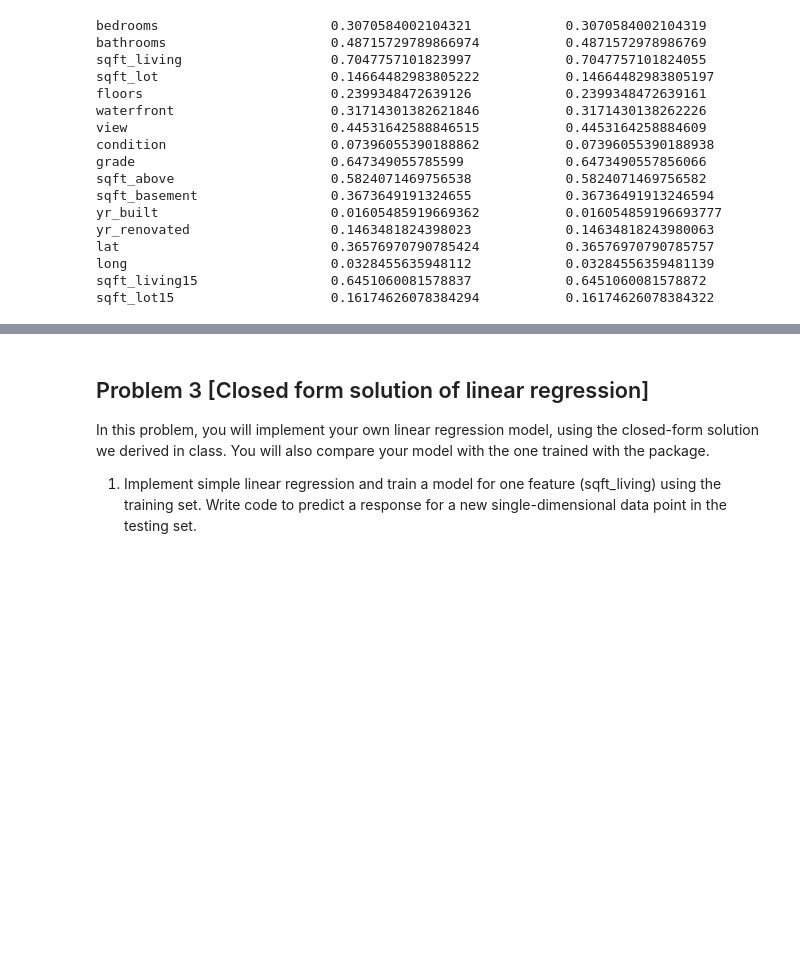
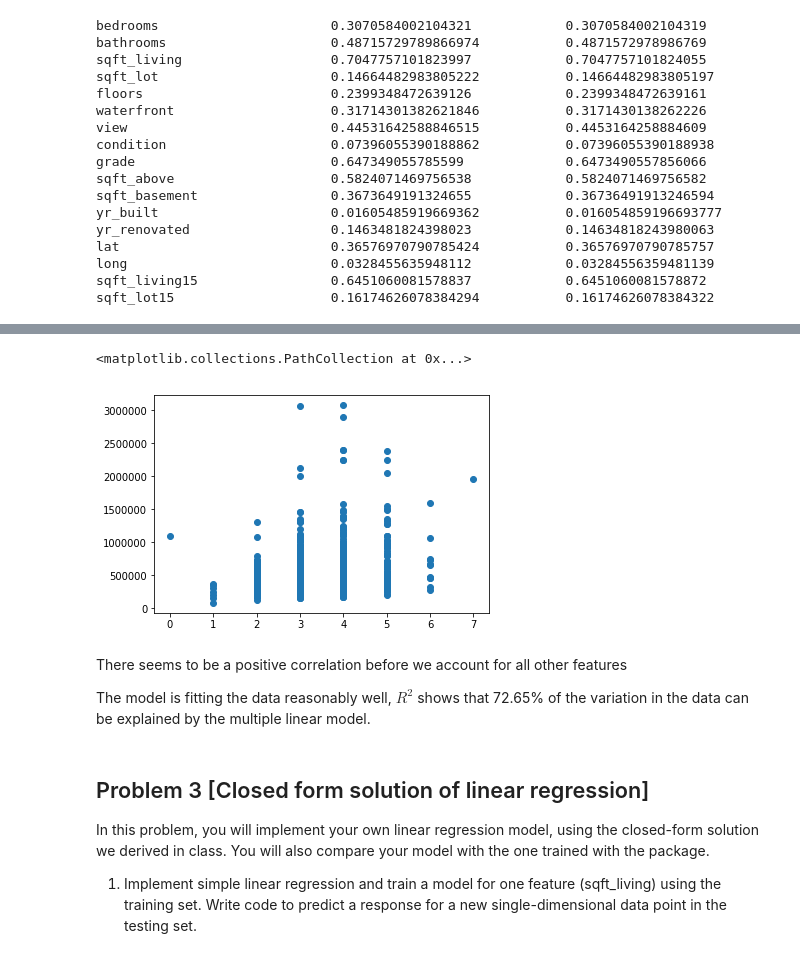
Before and after one commit to cdilga/DS4400, a Jupyter notebook: DS4400_HW1/Homework 1.ipynb, the cells around one changed output, grey strips where cells are left out. Saved outputs shown, nothing was run; the diff lists cells and outputs as text; code cells hidden in the pictures; blank space fills up the shorter version.

```diff
--- a/DS4400_HW1/Homework 1.ipynb
+++ b/DS4400_HW1/Homework 1.ipynb
@@ -163,3 +235,14 @@ $$RSS=114460003077687$$
+# %%
+#plot housing.loc[:,"bedrooms"],housing.loc[:,"price"]
+import matplotlib.pyplot as plt
+display(plt.scatter(housing.loc[:,"bedrooms"], housing.loc[:,"price"]))
+# %% [output]
+<matplotlib.collections.PathCollection at 0x...>
+[figure, added]
+# %% [markdown]
+There seems to be a positive correlation before we account for all other features
+
+The model is fitting the data reasonably well, $R^2$ shows that 72.65% of the variation in the data can be explained by the multiple linear model.
 # %% [markdown]
 ## Problem 3 [Closed form solution of linear regression]
 
```
Also changed, not shown: parts of 10 cells of this notebook.
